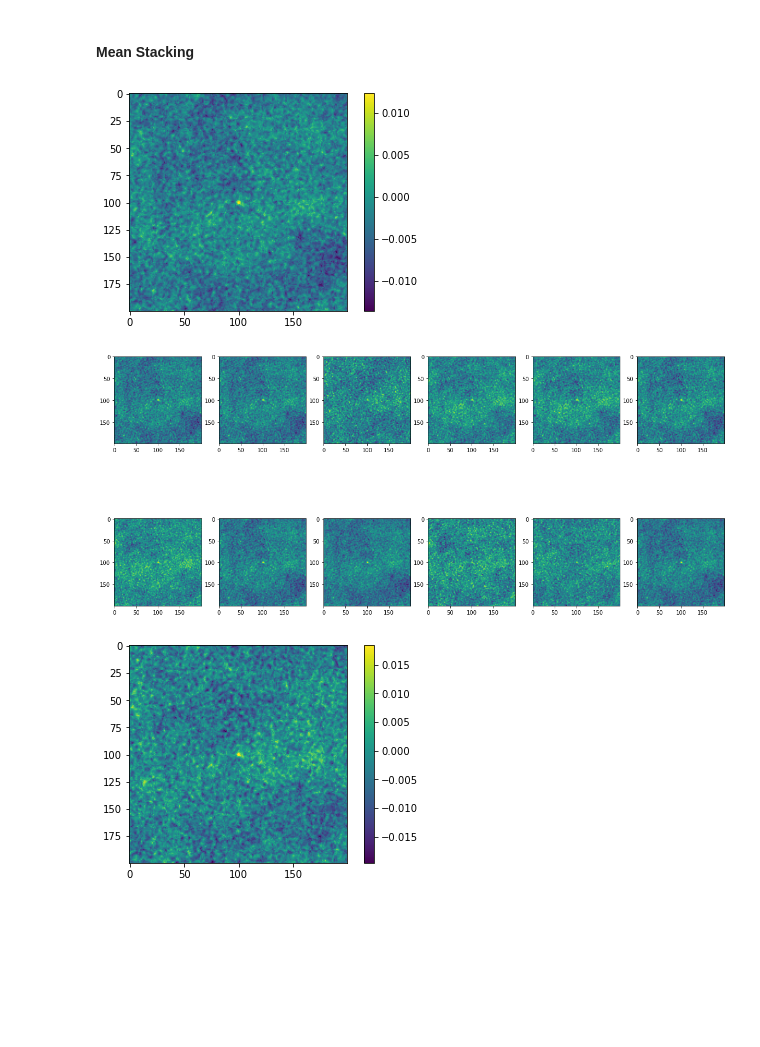
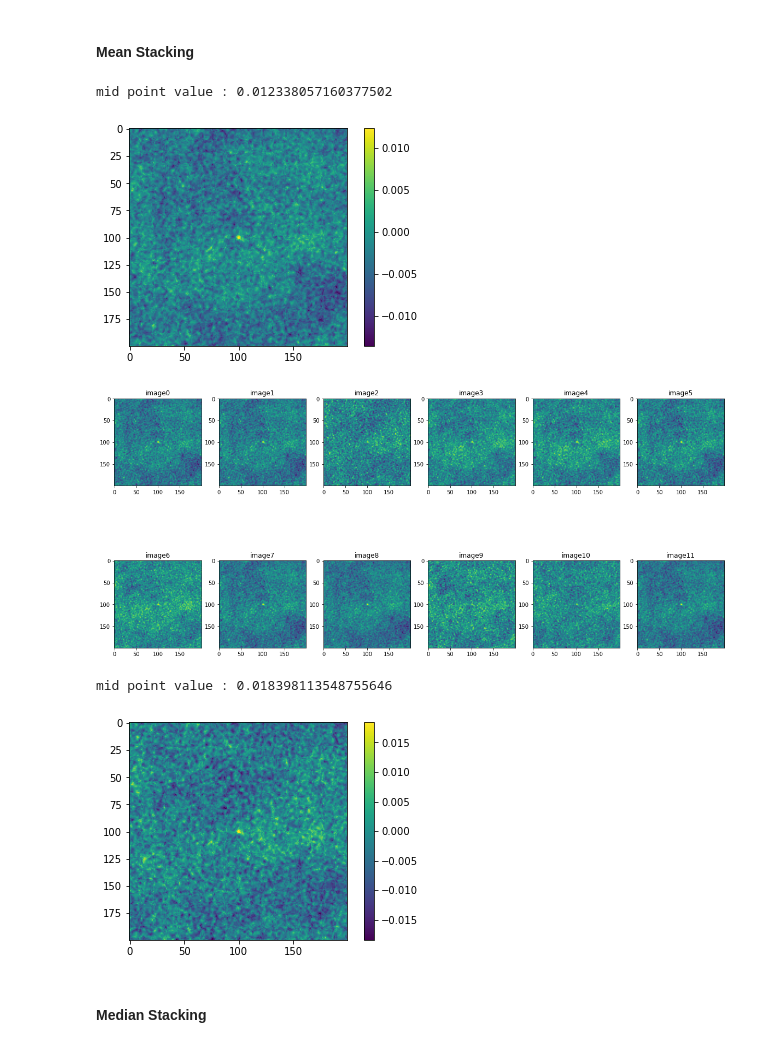
Before and after one commit to dilansenuruk/Data-Driven-Astronomy, a Jupyter notebook: mean_and_median_stacking.ipynb, the cells around one changed output. Cells and saved outputs as stored; diff of their text form; code cells hidden in the pictures; blank space fills up the shorter version.

Commit message:
mean and median stacking with binnaprox algorithm

```diff
--- a/mean_and_median_stacking.ipynb
+++ b/mean_and_median_stacking.ipynb
@@ -13,23 +13,27 @@ import time
 filename = './fits_files/image0.fits'
 hdulist = fits.open(filename)
 data = hdulist[0].data
+print('mid point value :', data[100, 100])
 plt.imshow(data.T, cmap=plt.cm.viridis)
 plt.colorbar()
 plt.show()
 # %% [output]
+mid point value : 0.012338057160377502
 [figure]
 # %%
 #observing 12 fits files of a pulsar
 file_nums = list(range(12))
 fig, ax = plt.subplots(2, 6, figsize=(20, 10))
 for i in file_nums:
     filename = './fits_files/image' + str(i) + '.fits'
     hdulist = fits.open(filename)
     data = hdulist[0].data
     ax[i//6, i%6].imshow(data.T, cmap=plt.cm.viridis)
+    ax[i//6, i%6].set_title('image{}'.format(i))
 # %% [output]
-[figure, old version]
+[figure, new version]
 # %%
+#mean stacking function to stack fits image files by pixel mean
 def mean_fits(files):
   length = len(files)
   hdulist = fits.open(files[0])
@@ -43,10 +47,15 @@ def mean_fits(files):
 
 if __name__ == '__main__':
   data  = mean_fits(['./fits_files/image0.fits', './fits_files/image1.fits', './fits_files/image2.fits'])
-
+  print('mid point value :', data[100, 100])
   plt.imshow(data.T, cmap=plt.cm.viridis)
   plt.colorbar()
+  max_val = np.max(np.array(data))
+  plt.clim(max_val, -max_val)
   plt.show()
 # %% [output]
+mid point value : 0.018398113548755646
-[figure, old version]
+[figure, new version]
+# %% [markdown]
+#### Median Stacking
 # %%
```
Also changed, not shown: parts of 3 cells of this notebook.
